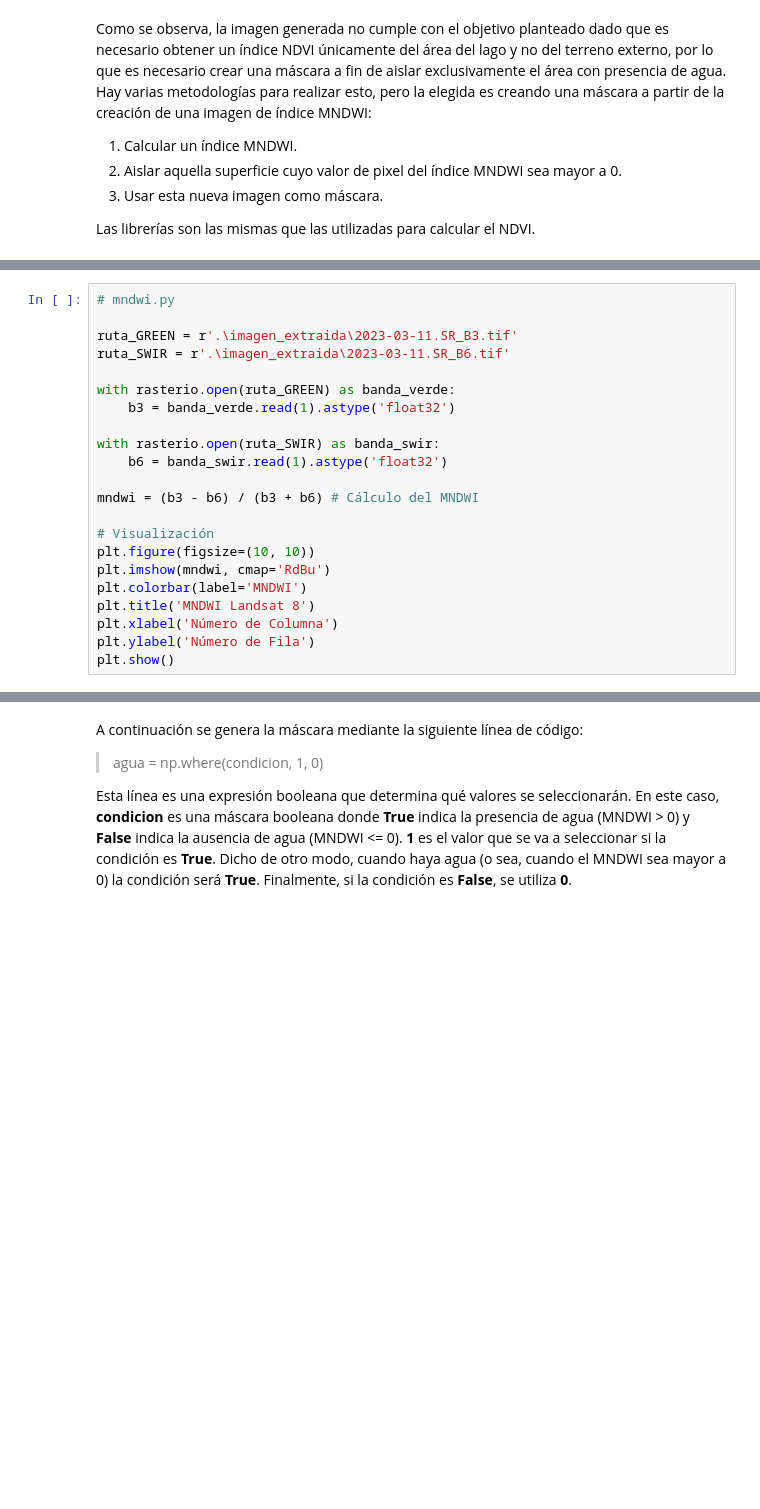
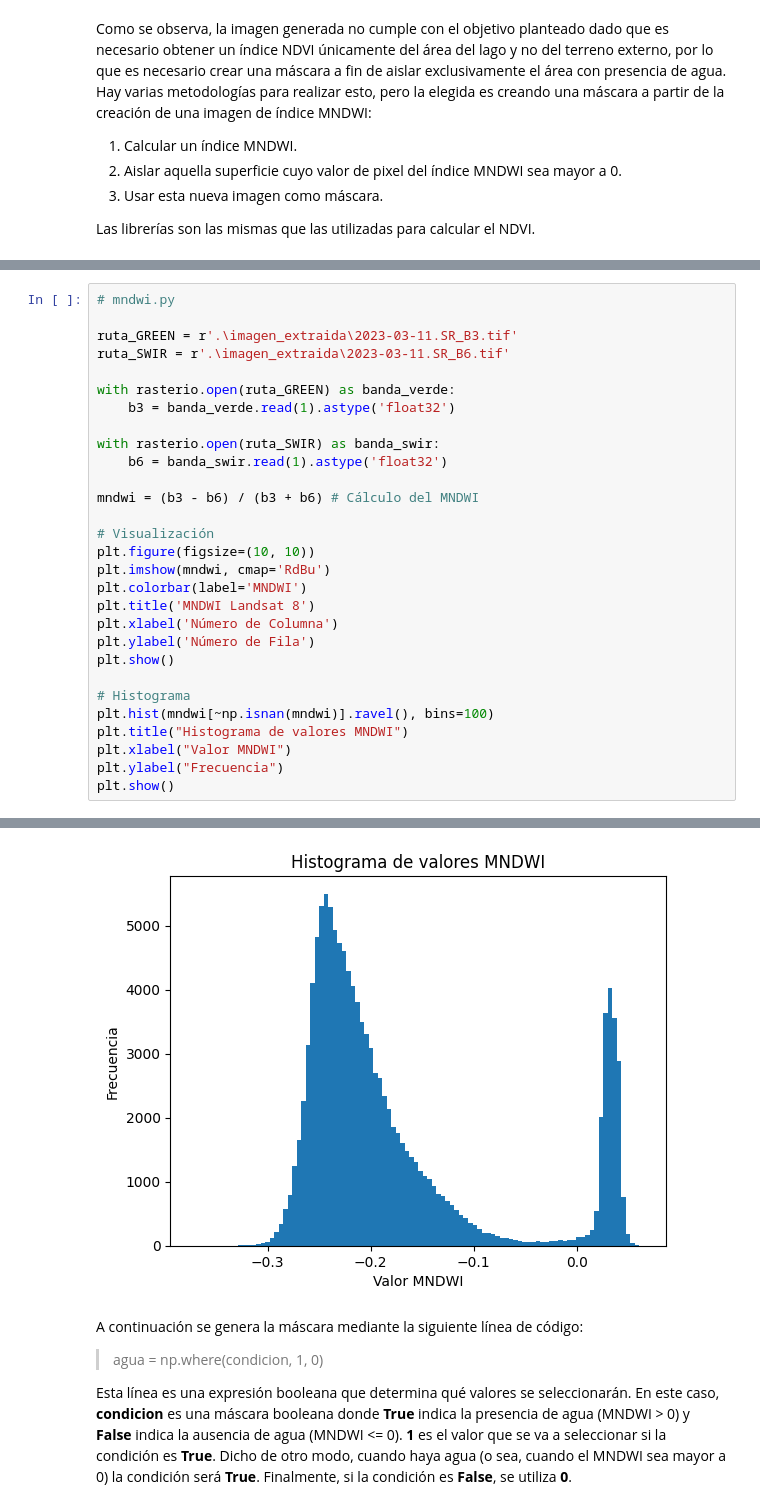
Before and after one commit to CamiloGBarra/Trabajo-final, a Jupyter notebook: Barra_Camilo_TF_planning.ipynb, the cells around one changed output, grey strips where cells are left out. Cells and saved outputs as stored; diff of their text form; blank space fills up the shorter version.

Commit message:
histograma e imagenes

```diff
--- a/Barra_Camilo_TF_planning.ipynb
+++ b/Barra_Camilo_TF_planning.ipynb
@@ -374,27 +374,35 @@ Las librerías son las mismas que las utilizadas para calcular el NDVI.
 # %%
 # mndwi.py
 
 ruta_GREEN = r'.\imagen_extraida\2023-03-11.SR_B3.tif'
 ruta_SWIR = r'.\imagen_extraida\2023-03-11.SR_B6.tif'
 
 with rasterio.open(ruta_GREEN) as banda_verde:
     b3 = banda_verde.read(1).astype('float32')
 
 with rasterio.open(ruta_SWIR) as banda_swir:
     b6 = banda_swir.read(1).astype('float32')
 
 mndwi = (b3 - b6) / (b3 + b6) # Cálculo del MNDWI
 
 # Visualización
 plt.figure(figsize=(10, 10))
 plt.imshow(mndwi, cmap='RdBu')
 plt.colorbar(label='MNDWI')
 plt.title('MNDWI Landsat 8')
 plt.xlabel('Número de Columna')
 plt.ylabel('Número de Fila')
 plt.show()
+
+# Histograma
+plt.hist(mndwi[~np.isnan(mndwi)].ravel(), bins=100)
+plt.title("Histograma de valores MNDWI")
+plt.xlabel("Valor MNDWI")
+plt.ylabel("Frecuencia")
+plt.show()
 # %% [output]
 [figure]
+[figure, added]
 # %% [markdown]
 A continuación se genera la máscara mediante la siguiente línea de código:
 
```
Also changed, not shown: parts of 1 cell of this notebook, 9 other files.
